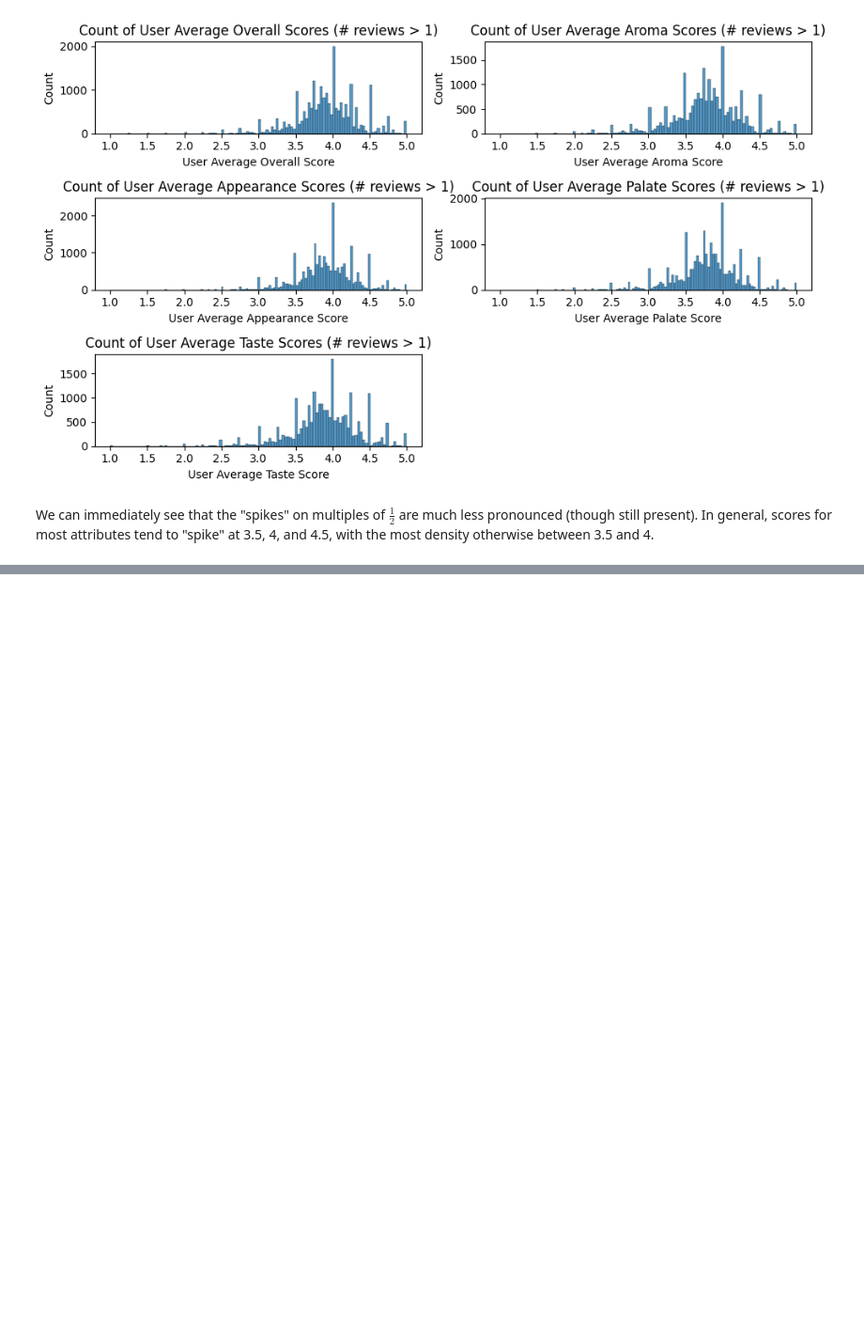
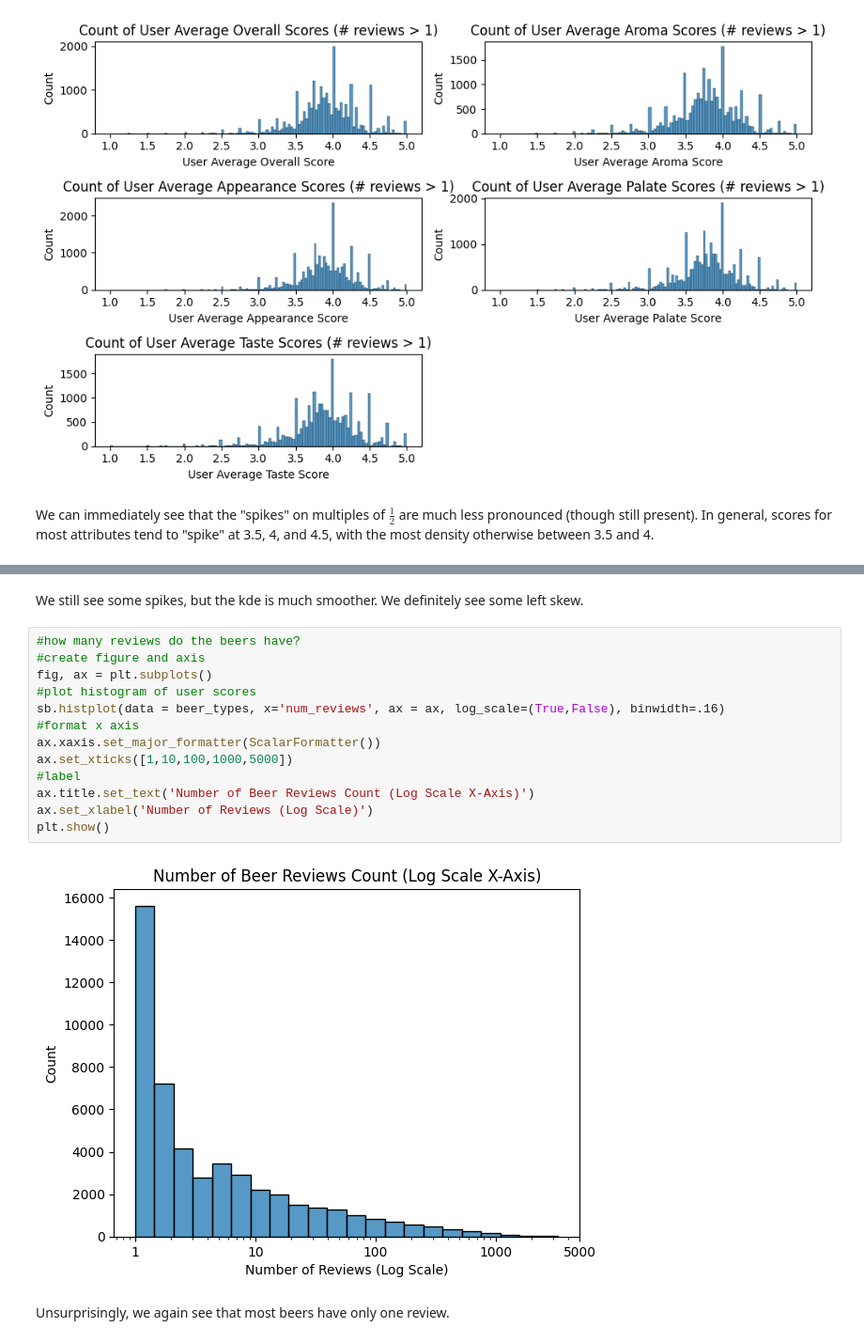
Before and after one commit to LucasLyons/Beer-Project, a Jupyter notebook: Beer Review Data Analysis.ipynb, the cells around one changed output, grey strips where cells are left out. Shown: that part at 94% size. Cells and saved outputs as stored; diff of their text form; blank space fills up the shorter version.

```diff
--- a/Beer Review Data Analysis.ipynb
+++ b/Beer Review Data Analysis.ipynb
@@ -498,0 +579,19 @@ We can immediately see that the "spikes" on multiples of $\frac{1}{2}$ are much
+# %% [markdown]
+We still see some spikes, but the kde is much smoother. We definitely see some left skew.
+# %%
+#how many reviews do the beers have?
+#create figure and axis
+fig, ax = plt.subplots()
+#plot histogram of user scores
+sb.histplot(data = beer_types, x='num_reviews', ax = ax, log_scale=(True,False), binwidth=.16)
+#format x axis
+ax.xaxis.set_major_formatter(ScalarFormatter())
+ax.set_xticks([1,10,100,1000,5000])
+#label
+ax.title.set_text('Number of Beer Reviews Count (Log Scale X-Axis)')
+ax.set_xlabel('Number of Reviews (Log Scale)')
+plt.show()
+# %% [output]
+[figure, added]
+# %% [markdown]
+Unsurprisingly, we again see that most beers have only one review.
```
Also changed, not shown: parts of 28 cells of this notebook.
